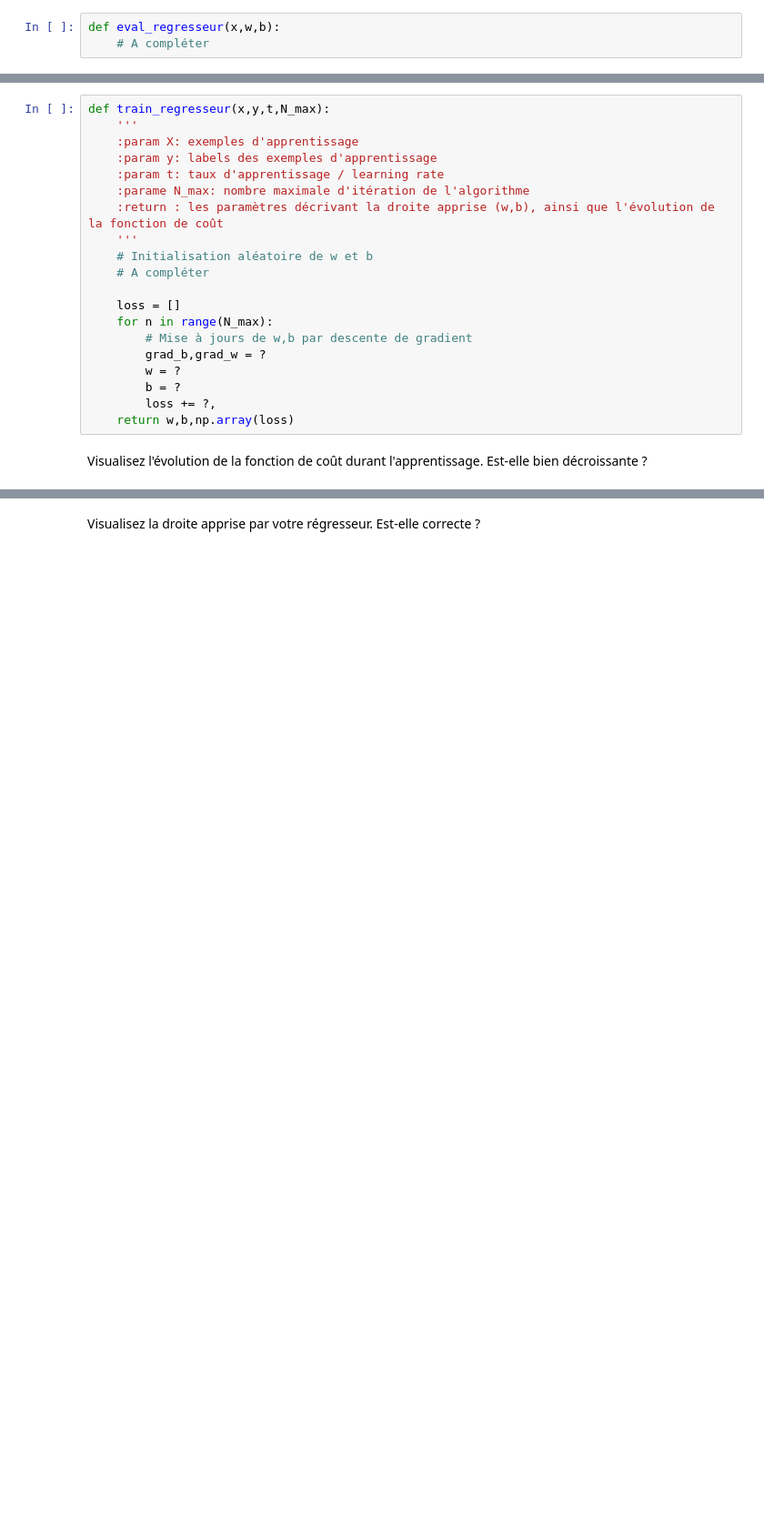
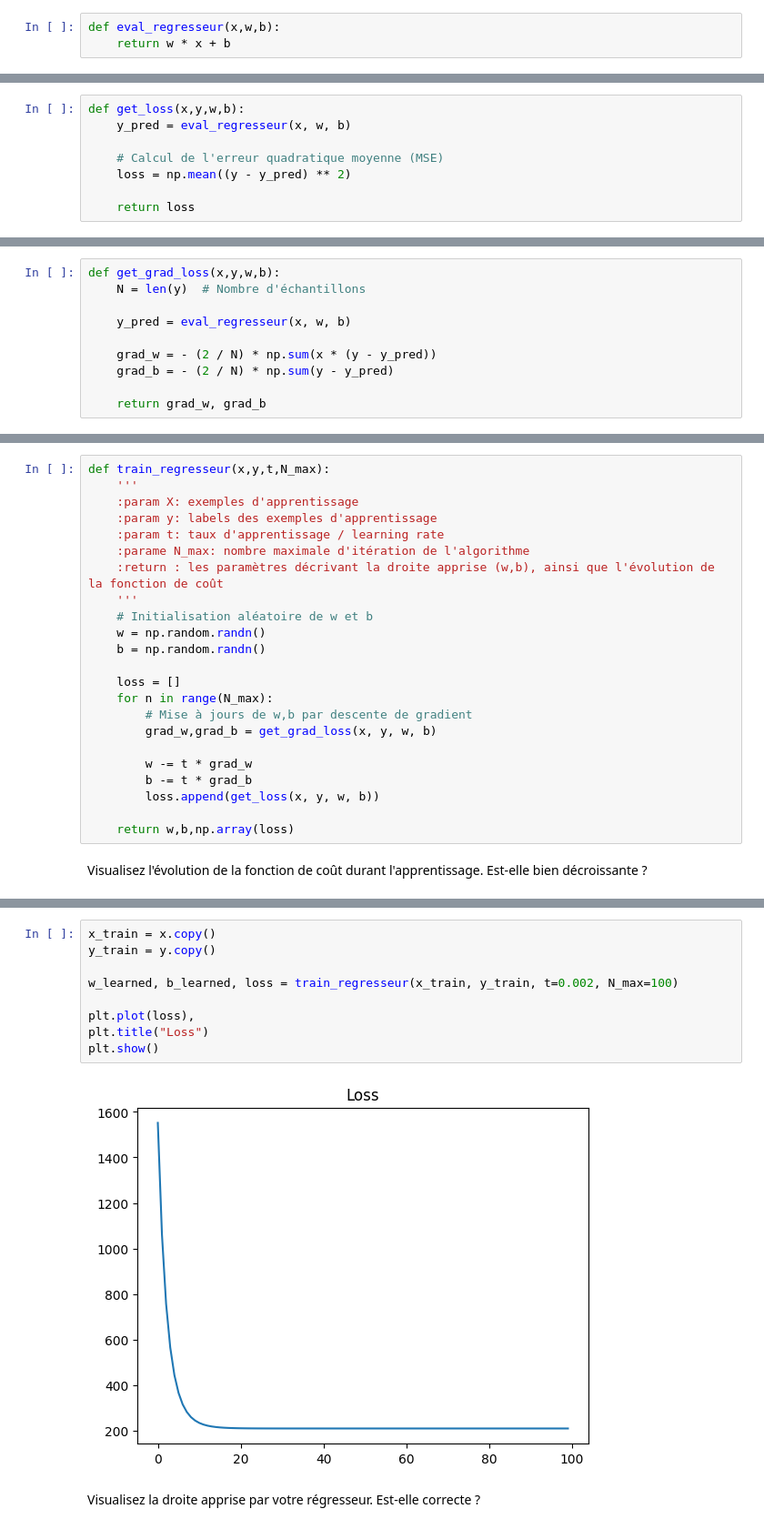
Before and after one commit to ViniciusGN/Kaggle-AI-Studies, a Jupyter notebook: Apprentissage/TP1_Vinicius_Nascimento.ipynb, the cells around one changed output, grey strips where cells are left out. Shown at 91% size. Drawn from its saved outputs; the diff is of its cells as text; blank space fills up the shorter version.

```diff
--- a/Apprentissage/TP1_Vinicius_Nascimento.ipynb
+++ b/Apprentissage/TP1_Vinicius_Nascimento.ipynb
@@ -550,4 +629,4 @@ Nous allons dans cette partie coder directement un régresseur à l'aide de nump
 Commencez par définir une fonction `eval_regresseur` permettant de calcul la sortie du régresseur à partir des paramètres (w,b) appris.
 # %%
 def eval_regresseur(x,w,b):
-    # A compléter
+    return w * x + b
@@ -561,2 +635,10 @@ def get_loss(x,y,w,b):
+# %%
+def get_loss(x,y,w,b):
+    y_pred = eval_regresseur(x, w, b)
+
+    # Calcul de l'erreur quadratique moyenne (MSE)
+    loss = np.mean((y - y_pred) ** 2)
+
+    return loss
 # %% [markdown]
 Écrivez une fonction `get_grad_loss` permettant de calculer le gradient de la fonction de coût optimisée durant l'apprentissage du régresseur. Cette fonction retourne deux valeurs correspondant à la dérivée de la fonction de coût par rapport à $b$ et la dérivée de la fonction de coût par rapport à $w$.
@@ -566,3 +645,13 @@ def get_grad_loss(x,y,w,b):
+# %%
+def get_grad_loss(x,y,w,b):
+    N = len(y)  # Nombre d'échantillons
+
+    y_pred = eval_regresseur(x, w, b)
+
+    grad_w = - (2 / N) * np.sum(x * (y - y_pred))
+    grad_b = - (2 / N) * np.sum(y - y_pred)
+
+    return grad_w, grad_b
 # %% [markdown]
 Écrivez une fonction `train_regresseur` permettant de faire l'apprentissage d'un régresseur. Pour réaliser cette fonction, vous initialiserez les paramètres $w$ et $b$ définissant la droite au hasard. Vous utiliserez ensuite un algorithme de descente de gradient pour mettre à jours ces paramètres. Vous pouvez utiliser une boucle `for` pour cette question.
 # %%
@@ -575,15 +664,18 @@ def train_regresseur(x,y,t,N_max):
     :return : les paramètres décrivant la droite apprise (w,b), ainsi que l'évolution de la fonction de coût
     '''
     # Initialisation aléatoire de w et b
-    # A compléter
+    w = np.random.randn()
+    b = np.random.randn()
 
     loss = []
     for n in range(N_max):
         # Mise à jours de w,b par descente de gradient
-        grad_b,grad_w = ?
-        w = ?
-        b = ?
-        loss += ?,
+        grad_w,grad_b = get_grad_loss(x, y, w, b)
+
+        w -= t * grad_w
+        b -= t * grad_b
+        loss.append(get_loss(x, y, w, b))
+
     return w,b,np.array(loss)
 # %% [markdown]
 Visualisez l'évolution de la fonction de coût durant l'apprentissage. Est-elle bien décroissante ?
@@ -593,2 +682,13 @@ Visualisez l'évolution de la fonction de coût durant l'apprentissage. Est-elle
+# %%
+x_train = x.copy()
+y_train = y.copy()
+
+w_learned, b_learned, loss = train_regresseur(x_train, y_train, t=0.002, N_max=100)
+
+plt.plot(loss),
+plt.title("Loss")
+plt.show()
+# %% [output]
+[figure, added]
 # %% [markdown]
 Visualisez la droite apprise par votre régresseur. Est-elle correcte ?
```
Also changed, not shown: parts of 22 cells of this notebook.
